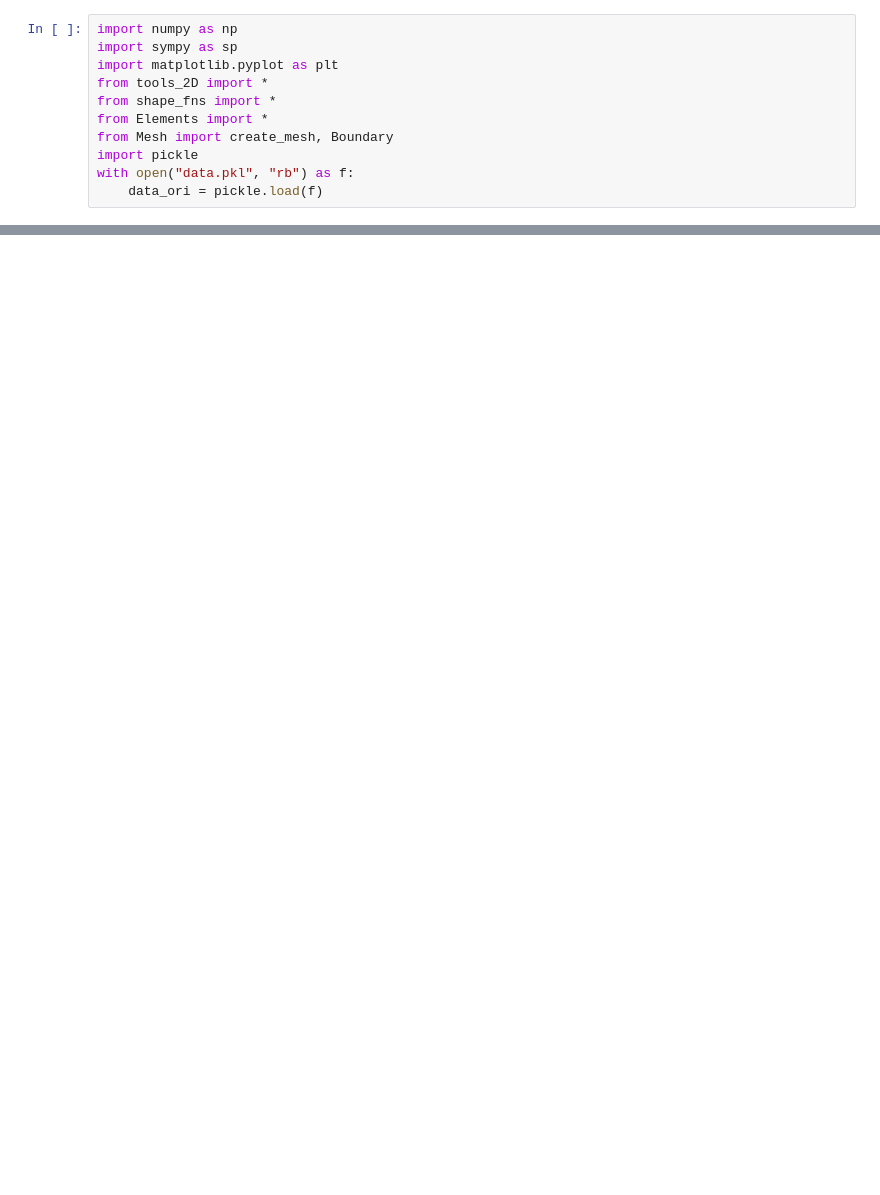
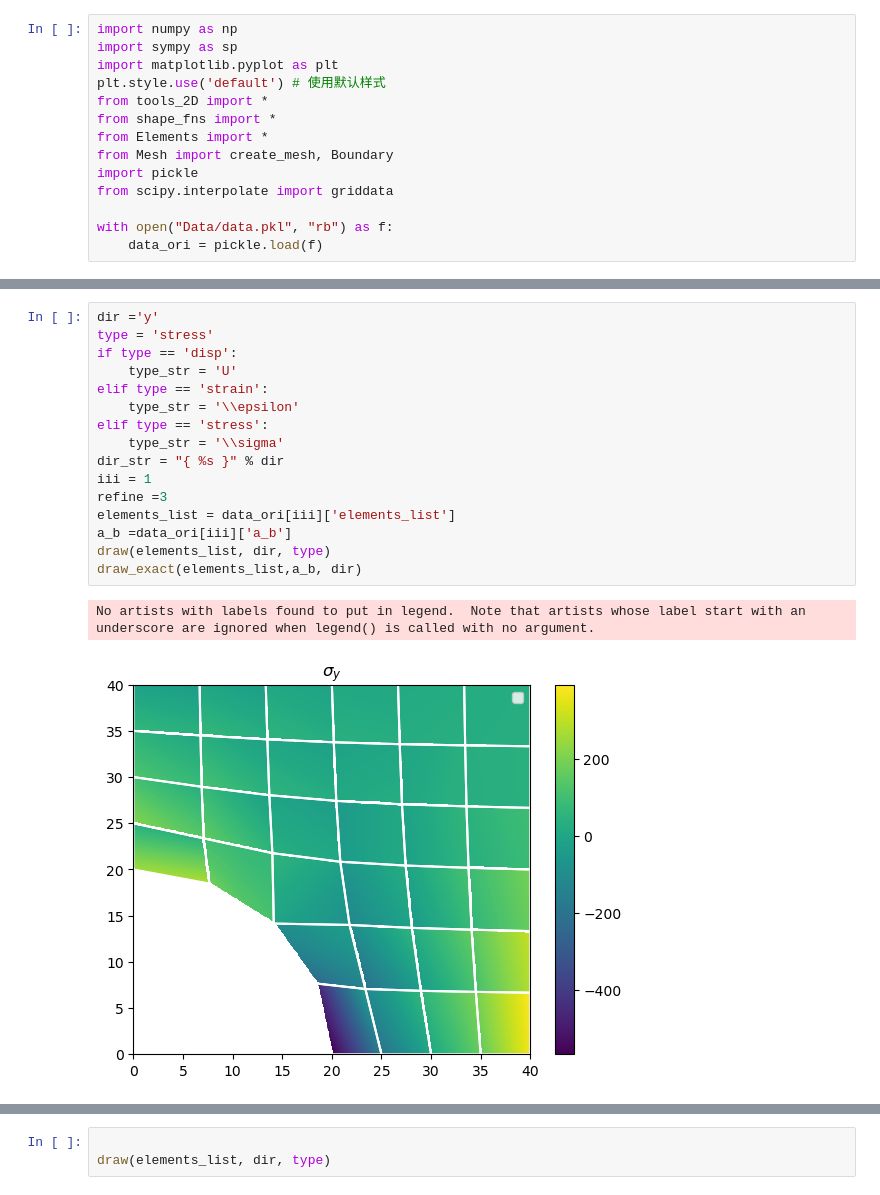
Before and after one commit to Xiaosen9807/Advanced-Finite-Element-Methods, a Jupyter notebook: FEM_2D/Main.ipynb, the cells around one changed output, grey strips where cells are left out. Cells and saved outputs as stored; diff of their text form; blank space fills up the shorter version.

Commit message:
exact solu

```diff
--- a/FEM_2D/Main.ipynb
+++ b/FEM_2D/Main.ipynb
@@ -2,10 +2,13 @@
 import numpy as np
 import sympy as sp
 import matplotlib.pyplot as plt
+plt.style.use('default') # 使用默认样式
 from tools_2D import *
 from shape_fns import *
 from Elements import *
 from Mesh import create_mesh, Boundary
 import pickle
-with open("data.pkl", "rb") as f:
+from scipy.interpolate import griddata
+
+with open("Data/data.pkl", "rb") as f:
     data_ori = pickle.load(f)
@@ -11,0 +120,19 @@ with open("data.pkl", "rb") as f:
+# %%
+dir ='y'
+type = 'stress'
+if type == 'disp':
+    type_str = 'U'
+elif type == 'strain':
+    type_str = '\\epsilon'
+elif type == 'stress':
+    type_str = '\\sigma'
+dir_str = "{ %s }" % dir
+iii = 1
+refine =3
+elements_list = data_ori[iii]['elements_list']
+a_b =data_ori[iii]['a_b']
+draw(elements_list, dir, type)
+draw_exact(elements_list,a_b, dir)
+# %% [output]
+No artists with labels found to put in legend.  Note that artists whose label start with an underscore are ignored when legend() is called with no argument.
+[figure, added]
@@ -12 +140,4 @@ with open("data.pkl", "rb") as f:
+# %%
+
+draw(elements_list, dir, type)
 # %%
```
Also changed, not shown: parts of 8 cells of this notebook, 16 other files.
